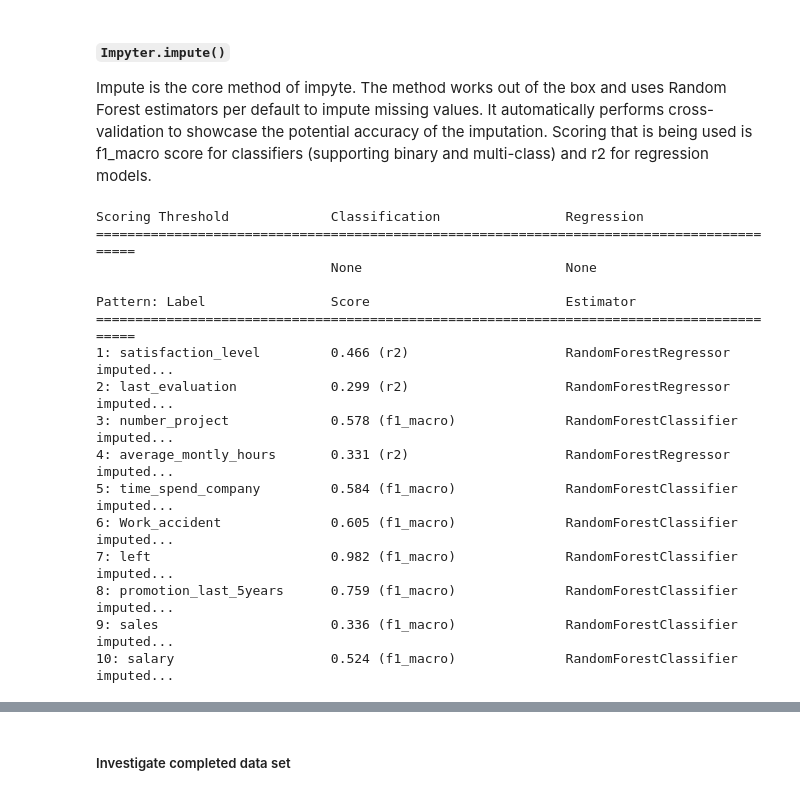
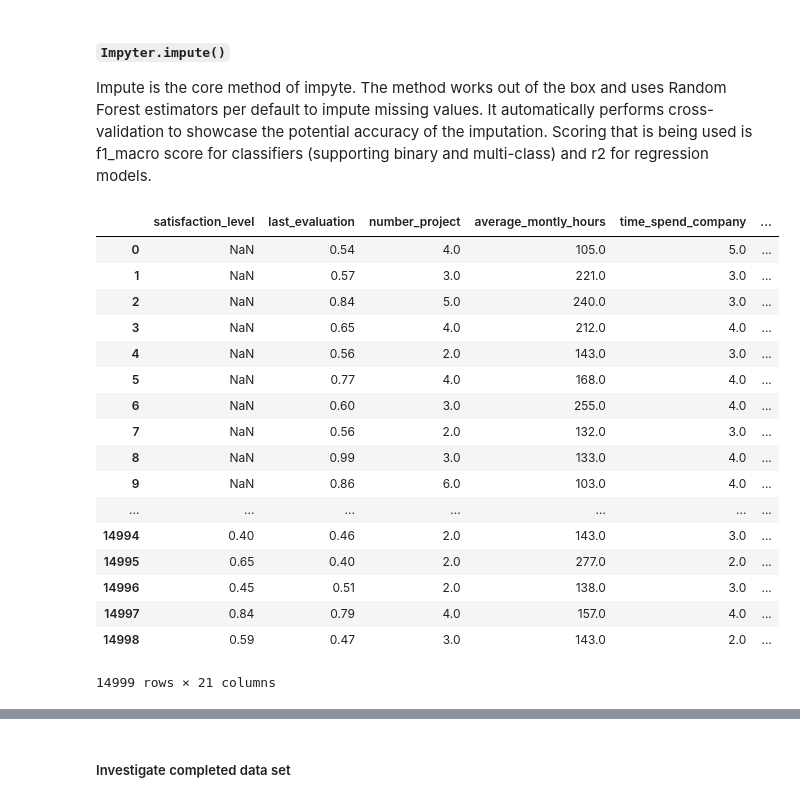
Before and after one commit to andirs/impyte, a Jupyter notebook: sandbox_py3.ipynb, the cells around one changed output, grey strips where cells are left out. Drawn from its saved outputs; the diff is of its cells as text; code cells hidden in the pictures.

Commit message:
feat: Refactor imputer function

```diff
--- a/sandbox_py3.ipynb
+++ b/sandbox_py3.ipynb
@@ -393,26 +393,28 @@ imputer.one_hot_decode(ohe_data).head()
 # %% [markdown]
 #### `Impyter.impute()`
 Impute is the core method of impyte. The method works out of the box and uses Random Forest estimators per default to impute missing values. It automatically performs cross-validation to showcase the potential accuracy of the imputation. Scoring that is being used is f1_macro score for classifiers (supporting binary and multi-class) and r2 for regression models.
+# %%
+data
+# %% [output]
+|  | satisfaction_level | last_evaluation | number_project | average_montly_hours | time_spend_company | ... |
+| 0 | NaN | 0.54 | 4.0 | 105.0 | 5.0 | ... |
+| 1 | NaN | 0.57 | 3.0 | 221.0 | 3.0 | ... |
+| 2 | NaN | 0.84 | 5.0 | 240.0 | 3.0 | ... |
+| 3 | NaN | 0.65 | 4.0 | 212.0 | 4.0 | ... |
+| 4 | NaN | 0.56 | 2.0 | 143.0 | 3.0 | ... |
+| 5 | NaN | 0.77 | 4.0 | 168.0 | 4.0 | ... |
+| 6 | NaN | 0.60 | 3.0 | 255.0 | 4.0 | ... |
+| 7 | NaN | 0.56 | 2.0 | 132.0 | 3.0 | ... |
+| 8 | NaN | 0.99 | 3.0 | 133.0 | 4.0 | ... |
+| 9 | NaN | 0.86 | 6.0 | 103.0 | 4.0 | ... |
+| ... | ... | ... | ... | ... | ... | ... |
+| 14994 | 0.40 | 0.46 | 2.0 | 143.0 | 3.0 | ... |
+| 14995 | 0.65 | 0.40 | 2.0 | 277.0 | 2.0 | ... |
+| 14996 | 0.45 | 0.51 | 2.0 | 138.0 | 3.0 | ... |
+| 14997 | 0.84 | 0.79 | 4.0 | 157.0 | 4.0 | ... |
+| 14998 | 0.59 | 0.47 | 3.0 | 143.0 | 2.0 | ... |
+14999 rows × 21 columns
 # %%
 reload(impyte3)
 imputer = impyte3.Impyter()
 imputer.load_data(data)
-_ = imputer.pattern()
-complete_df = imputer.impute(estimator='rf')
-# %% [output]
-Scoring Threshold             Classification                Regression
-==========================================================================================
-                              None                          None
-
-Pattern: Label                Score                         Estimator
-==========================================================================================
-1: satisfaction_level         0.466 (r2)                    RandomForestRegressor           imputed...
-2: last_evaluation            0.299 (r2)                    RandomForestRegressor           imputed...
-3: number_project             0.578 (f1_macro)              RandomForestClassifier          imputed...
-4: average_montly_hours       0.331 (r2)                    RandomForestRegressor           imputed...
-5: time_spend_company         0.584 (f1_macro)              RandomForestClassifier          imputed...
-6: Work_accident              0.605 (f1_macro)              RandomForestClassifier          imputed...
-7: left                       0.982 (f1_macro)              RandomForestClassifier          imputed...
-8: promotion_last_5years      0.759 (f1_macro)              RandomForestClassifier          imputed...
-9: sales                      0.336 (f1_macro)              RandomForestClassifier          imputed...
-10: salary                    0.524 (f1_macro)              RandomForestClassifier          imputed...
```
Also changed, not shown: parts of 9 cells of this notebook, 2 other files.
